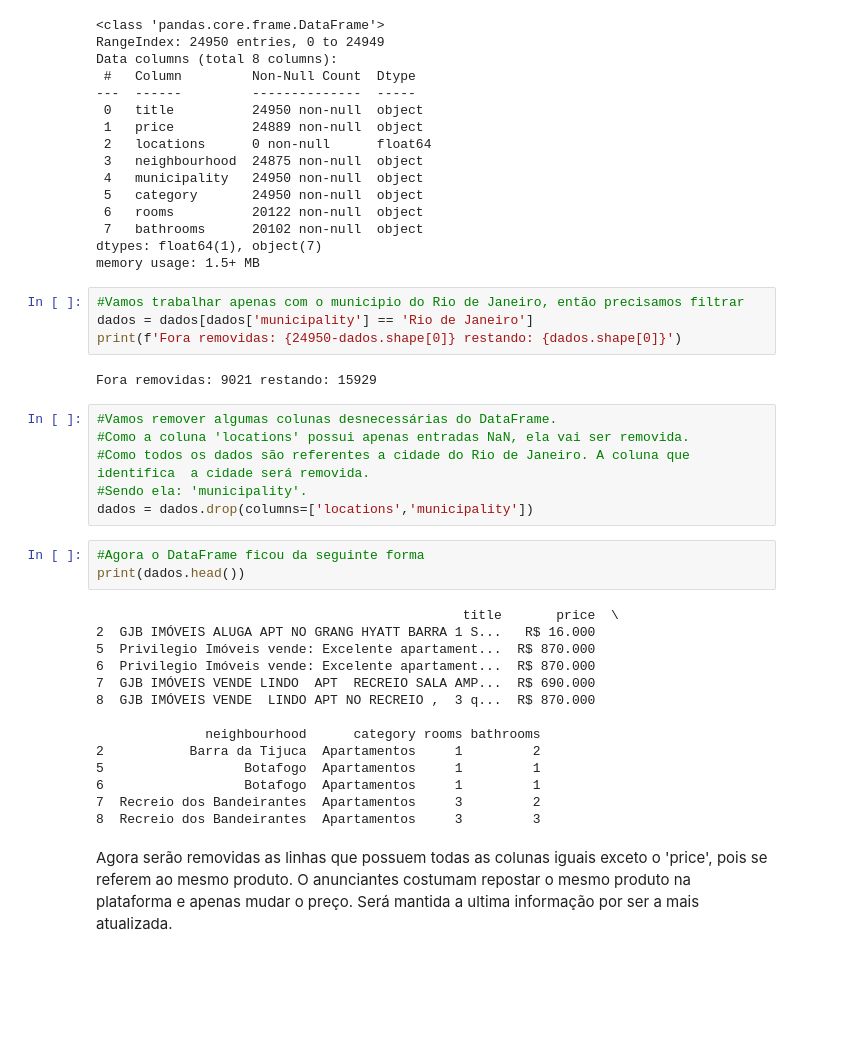
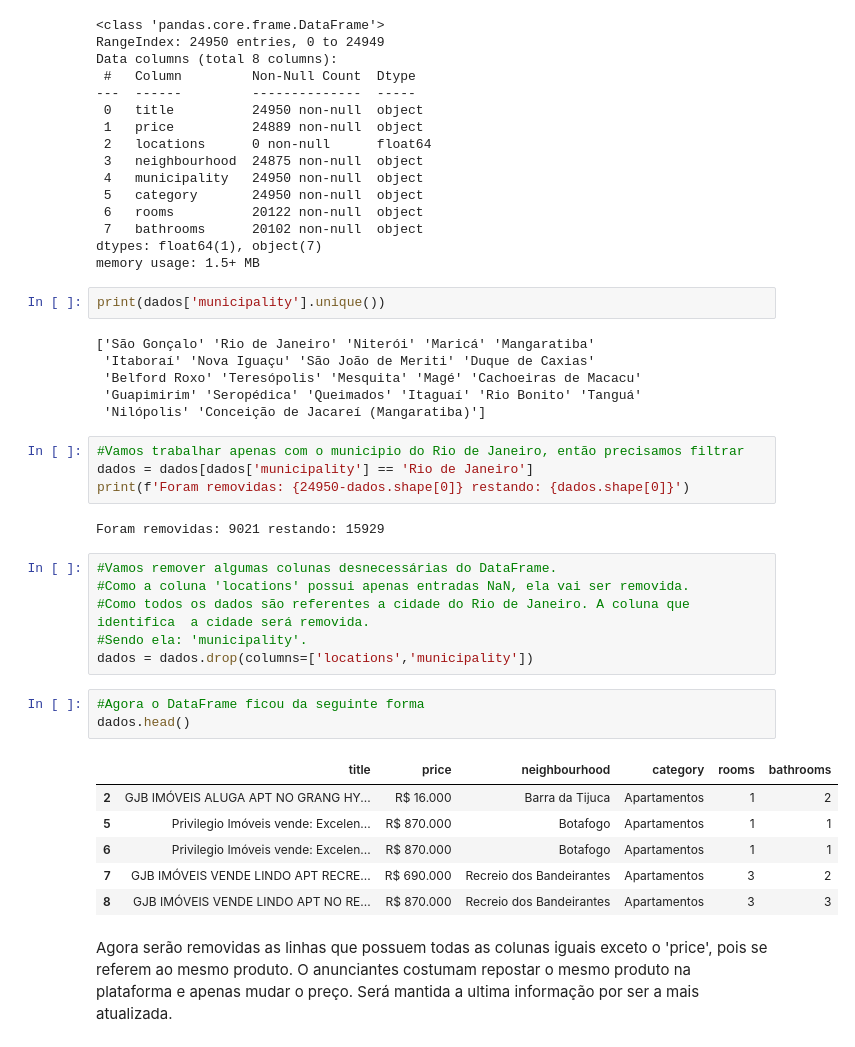
Before and after one commit to ruanfr1/DataCleaning-Dados-OLX, a Jupyter notebook: data_cleaning.ipynb, the cells around one changed output. Drawn from its saved outputs; the diff is of its cells as text; blank space fills up the shorter version.

```diff
--- a/data_cleaning.ipynb
+++ b/data_cleaning.ipynb
@@ -95,12 +95,20 @@ Data columns (total 8 columns):
  7   bathrooms      20102 non-null  object
 dtypes: float64(1), object(7)
 memory usage: 1.5+ MB
+# %%
+print(dados['municipality'].unique())
+# %% [output]
+['São Gonçalo' 'Rio de Janeiro' 'Niterói' 'Maricá' 'Mangaratiba'
+ 'Itaboraí' 'Nova Iguaçu' 'São João de Meriti' 'Duque de Caxias'
+ 'Belford Roxo' 'Teresópolis' 'Mesquita' 'Magé' 'Cachoeiras de Macacu'
+ 'Guapimirim' 'Seropédica' 'Queimados' 'Itaguaí' 'Rio Bonito' 'Tanguá'
+ 'Nilópolis' 'Conceição de Jacareí (Mangaratiba)']
 # %%
 #Vamos trabalhar apenas com o municipio do Rio de Janeiro, então precisamos filtrar
 dados = dados[dados['municipality'] == 'Rio de Janeiro']
-print(f'Fora removidas: {24950-dados.shape[0]} restando: {dados.shape[0]}')
+print(f'Foram removidas: {24950-dados.shape[0]} restando: {dados.shape[0]}')
 # %% [output]
-Fora removidas: 9021 restando: 15929
+Foram removidas: 9021 restando: 15929
 # %%
 #Vamos remover algumas colunas desnecessárias do DataFrame.
 #Como a coluna 'locations' possui apenas entradas NaN, ela vai ser removida.
@@ -109,21 +117,14 @@ Fora removidas: 9021 restando: 15929
 dados = dados.drop(columns=['locations','municipality'])
 # %%
 #Agora o DataFrame ficou da seguinte forma
-print(dados.head())
+dados.head()
 # %% [output]
-                                               title       price  \
-2  GJB IMÓVEIS ALUGA APT NO GRANG HYATT BARRA 1 S...   R$ 16.000
-5  Privilegio Imóveis vende: Excelente apartament...  R$ 870.000
-6  Privilegio Imóveis vende: Excelente apartament...  R$ 870.000
-7  GJB IMÓVEIS VENDE LINDO  APT  RECREIO SALA AMP...  R$ 690.000
-8  GJB IMÓVEIS VENDE  LINDO APT NO RECREIO ,  3 q...  R$ 870.000
-
-              neighbourhood      category rooms bathrooms
-2           Barra da Tijuca  Apartamentos     1         2
-5                  Botafogo  Apartamentos     1         1
-6                  Botafogo  Apartamentos     1         1
-7  Recreio dos Bandeirantes  Apartamentos     3         2
-8  Recreio dos Bandeirantes  Apartamentos     3         3
+|  | title | price | neighbourhood | category | rooms | bathrooms |
+| 2 | GJB IMÓVEIS ALUGA APT NO GRANG HY... | R$ 16.000 | Barra da Tijuca | Apartamentos | 1 | 2 |
+| 5 | Privilegio Imóveis vende: Excelen... | R$ 870.000 | Botafogo | Apartamentos | 1 | 1 |
+| 6 | Privilegio Imóveis vende: Excelen... | R$ 870.000 | Botafogo | Apartamentos | 1 | 1 |
+| 7 | GJB IMÓVEIS VENDE LINDO APT RECRE... | R$ 690.000 | Recreio dos Bandeirantes | Apartamentos | 3 | 2 |
+| 8 | GJB IMÓVEIS VENDE LINDO APT NO RE... | R$ 870.000 | Recreio dos Bandeirantes | Apartamentos | 3 | 3 |
 # %% [markdown]
 Agora serão removidas as linhas que possuem todas as colunas iguais exceto o 'price', pois se referem ao mesmo produto. O anunciantes costumam repostar o mesmo produto na plataforma e apenas mudar o preço. Será mantida a ultima informação por ser a mais atualizada.
 # %%
```
Also changed, not shown: parts of 5 cells of this notebook, 1 other file.
